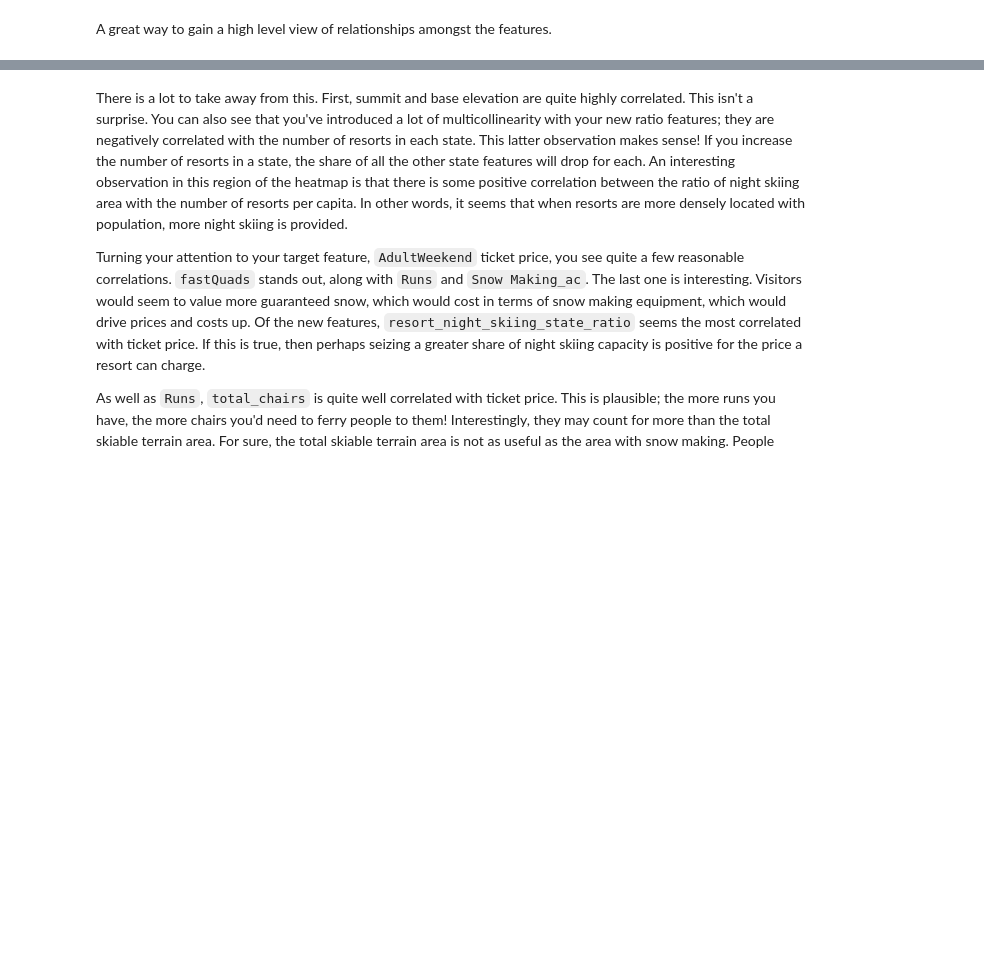
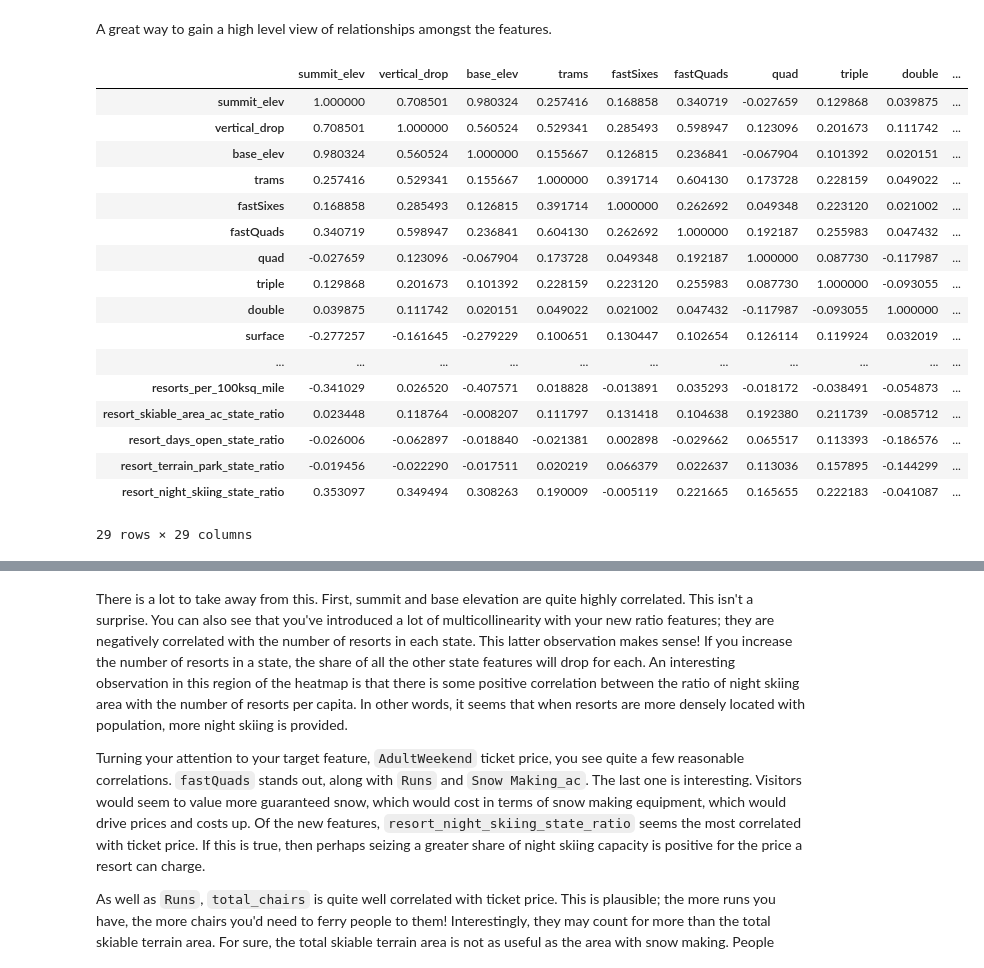
Before and after one commit to Erik1120/DataScienceGuidedCapstone, a Jupyter notebook: Notebooks/03_exploratory_data_analysis.ipynb, the cells around one changed output, grey strips where cells are left out. Saved outputs shown, nothing was run; the diff lists cells and outputs as text; code cells hidden in the pictures; blank space fills up the shorter version.

```diff
--- a/Notebooks/03_exploratory_data_analysis.ipynb
+++ b/Notebooks/03_exploratory_data_analysis.ipynb
@@ -690,6 +797,27 @@ ski_data.drop(columns=['state_total_skiable_area_ac', 'state_total_days_open',
 #### 3.5.5.2 Feature correlation heatmap<a id='3.5.5.2_Feature_correlation_heatmap'></a>
 # %% [markdown]
 A great way to gain a high level view of relationships amongst the features.
+# %%
+ski_data.corr()
+# %% [output]
+|  | summit_elev | vertical_drop | base_elev | trams | fastSixes | fastQuads | quad | triple | double | ... |
+| summit_elev | 1.000000 | 0.708501 | 0.980324 | 0.257416 | 0.168858 | 0.340719 | -0.027659 | 0.129868 | 0.039875 | ... |
+| vertical_drop | 0.708501 | 1.000000 | 0.560524 | 0.529341 | 0.285493 | 0.598947 | 0.123096 | 0.201673 | 0.111742 | ... |
+| base_elev | 0.980324 | 0.560524 | 1.000000 | 0.155667 | 0.126815 | 0.236841 | -0.067904 | 0.101392 | 0.020151 | ... |
+| trams | 0.257416 | 0.529341 | 0.155667 | 1.000000 | 0.391714 | 0.604130 | 0.173728 | 0.228159 | 0.049022 | ... |
+| fastSixes | 0.168858 | 0.285493 | 0.126815 | 0.391714 | 1.000000 | 0.262692 | 0.049348 | 0.223120 | 0.021002 | ... |
+| fastQuads | 0.340719 | 0.598947 | 0.236841 | 0.604130 | 0.262692 | 1.000000 | 0.192187 | 0.255983 | 0.047432 | ... |
+| quad | -0.027659 | 0.123096 | -0.067904 | 0.173728 | 0.049348 | 0.192187 | 1.000000 | 0.087730 | -0.117987 | ... |
+| triple | 0.129868 | 0.201673 | 0.101392 | 0.228159 | 0.223120 | 0.255983 | 0.087730 | 1.000000 | -0.093055 | ... |
+| double | 0.039875 | 0.111742 | 0.020151 | 0.049022 | 0.021002 | 0.047432 | -0.117987 | -0.093055 | 1.000000 | ... |
+| surface | -0.277257 | -0.161645 | -0.279229 | 0.100651 | 0.130447 | 0.102654 | 0.126114 | 0.119924 | 0.032019 | ... |
+| ... | ... | ... | ... | ... | ... | ... | ... | ... | ... | ... |
+| resorts_per_100ksq_mile | -0.341029 | 0.026520 | -0.407571 | 0.018828 | -0.013891 | 0.035293 | -0.018172 | -0.038491 | -0.054873 | ... |
+| resort_skiable_area_ac_state_ratio | 0.023448 | 0.118764 | -0.008207 | 0.111797 | 0.131418 | 0.104638 | 0.192380 | 0.211739 | -0.085712 | ... |
+| resort_days_open_state_ratio | -0.026006 | -0.062897 | -0.018840 | -0.021381 | 0.002898 | -0.029662 | 0.065517 | 0.113393 | -0.186576 | ... |
+| resort_terrain_park_state_ratio | -0.019456 | -0.022290 | -0.017511 | 0.020219 | 0.066379 | 0.022637 | 0.113036 | 0.157895 | -0.144299 | ... |
+| resort_night_skiing_state_ratio | 0.353097 | 0.349494 | 0.308263 | 0.190009 | -0.005119 | 0.221665 | 0.165655 | 0.222183 | -0.041087 | ... |
+29 rows × 29 columns
 # %%
 #Code task 12#
 #Show a seaborn heatmap of correlations in ski_data
```
Also changed, not shown: parts of 30 cells of this notebook.
